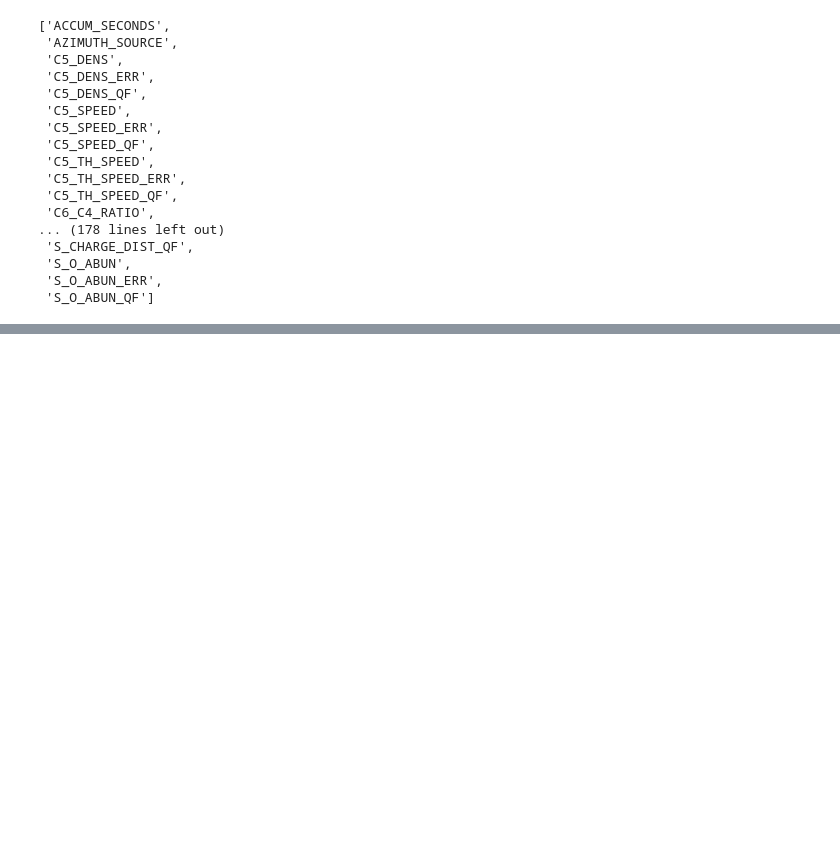
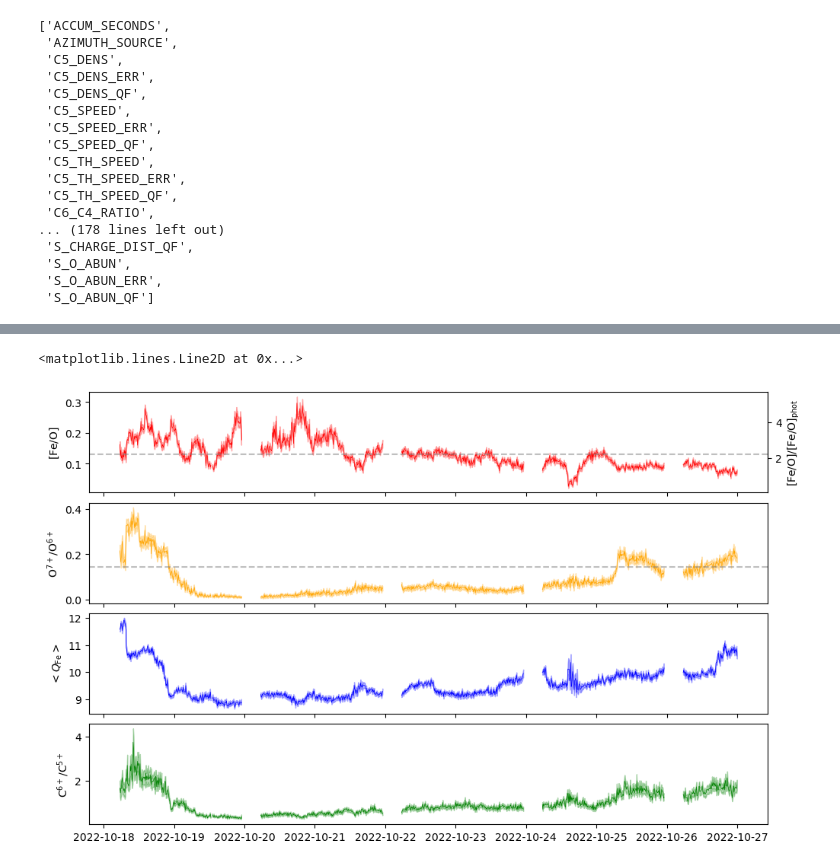
Before and after one commit to yjzhu-solar/EIS_DKIST_SolO, a Jupyter notebook: ipynb/his/his_test0.ipynb, the cells around one changed output, grey strips where cells are left out. Drawn from its saved outputs; the diff is of its cells as text; code cells hidden in the pictures; blank space fills up the shorter version.

```diff
--- a/ipynb/his/his_test0.ipynb
+++ b/ipynb/his/his_test0.ipynb
@@ -119,0 +222,52 @@ Text(0, 0.5, '$n$ (cm$^{-3}$)')
+# %%
+fig, (ax1,ax2,ax3,ax4) = plt.subplots(4,1, figsize=(10,6), layout="constrained", sharex=True)
+# ax5_twinx = ax5.twinx()
+
+for his_dataset in [his_20221018, his_20221019, his_20221020, his_20221021,
+                    his_20221022, his_20221023, his_20221024, his_20221025, his_20221026]:
+    ax1.plot(his_dataset.to_dataframe().index.values, his_dataset.to_dataframe()["FE_O_ABUN"].values,
+             color="red", lw=0.5)
+    ax1.fill_between(his_dataset.to_dataframe().index.values,
+                      (his_dataset.to_dataframe()["FE_O_ABUN"].values - his_dataset.to_dataframe()["FE_O_ABUN_ERR"].values),
+                      (his_dataset.to_dataframe()["FE_O_ABUN"].values + his_dataset.to_dataframe()["FE_O_ABUN_ERR"].values),
+                      color="red", alpha=0.3)
+
+    ax2.plot(his_dataset.to_dataframe().index.values, his_dataset.to_dataframe()["O7_O6_RATIO"].values,
+                color="orange", lw=0.5)
+    ax2.fill_between(his_dataset.to_dataframe().index.values,
+                        (his_dataset.to_dataframe()["O7_O6_RATIO"].values - his_dataset.to_dataframe()["O7_O6_RATIO_ERR"].values),
+                        (his_dataset.to_dataframe()["O7_O6_RATIO"].values + his_dataset.to_dataframe()["O7_O6_RATIO_ERR"].values),
+                        color="orange", alpha=0.3)
+
+    ax3.plot(his_dataset.to_dataframe().index.values, his_dataset.to_dataframe()["FE_AVE_CHARGE"].values,
+                color="blue", lw=0.5)
+    ax3.fill_between(his_dataset.to_dataframe().index.values,
+                        (his_dataset.to_dataframe()["FE_AVE_CHARGE"].values - his_dataset.to_dataframe()["FE_AVE_CHARGE_ERR"].values),
+                        (his_dataset.to_dataframe()["FE_AVE_CHARGE"].values + his_dataset.to_dataframe()["FE_AVE_CHARGE_ERR"].values),
+                        color="blue", alpha=0.3)
+
+    ax4.plot(his_dataset.to_dataframe().index.values, his_dataset.to_dataframe()["C6_C5_RATIO"].values,
+                color="green", lw=0.5)
+    ax4.fill_between(his_dataset.to_dataframe().index.values,
+                        (his_dataset.to_dataframe()["C6_C5_RATIO"].values - his_dataset.to_dataframe()["C6_C5_RATIO_ERR"].values),
+                        (his_dataset.to_dataframe()["C6_C5_RATIO"].values + his_dataset.to_dataframe()["C6_C5_RATIO_ERR"].values),
+                        color="green", alpha=0.3)
+
+def forward(x):
+    return x/10**(7.46 - 8.69)
+
+def inverse(x):
+    return x*10**(7.46 - 8.69)
+
+ax1_secondary = ax1.secondary_yaxis('right', functions=(forward, inverse))
+
+ax1.set_ylabel(r"$\rm [Fe/O]$")
+ax1_secondary.set_ylabel(r"$\rm [Fe/O]/[Fe/O]_{phot}$")
+ax2.set_ylabel(r"$\rm O^{7+}/O^{6+}$")
+ax3.set_ylabel(r"$<Q_{\rm Fe}>$")
+ax4.set_ylabel(r"$\rm C^{6+}/C^{5+}$")
+ax1.axhline(0.13, color="grey", ls="--", alpha=0.5)
+ax2.axhline(0.145, color="grey", ls="--", alpha=0.5)
+# %% [output]
+<matplotlib.lines.Line2D at 0x...>
+[figure, added]
```
Also changed, not shown: parts of 9 cells of this notebook, 18 other files.
